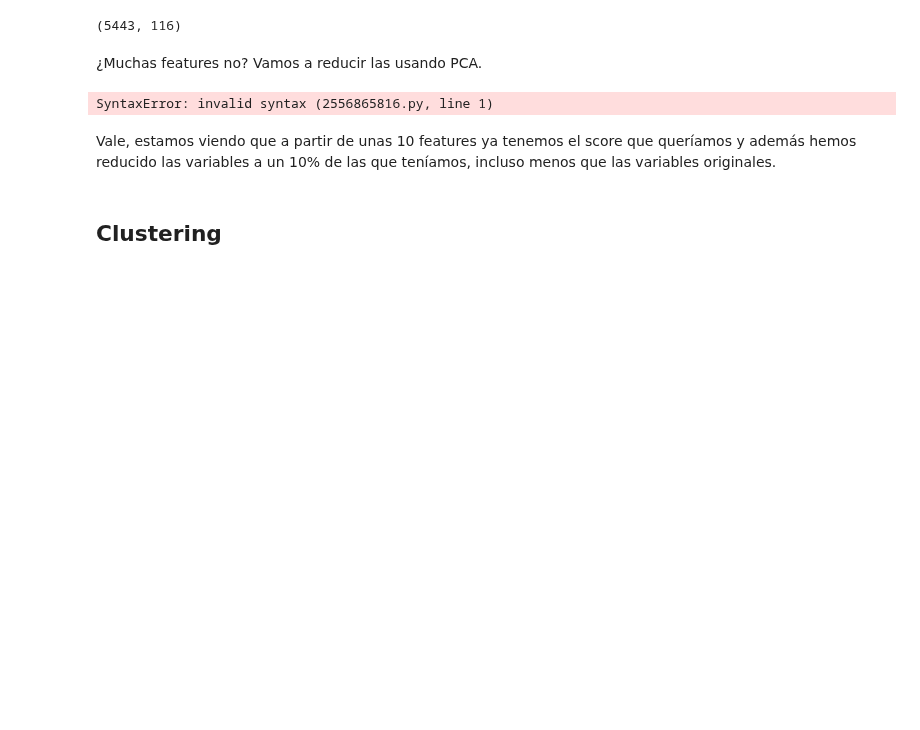
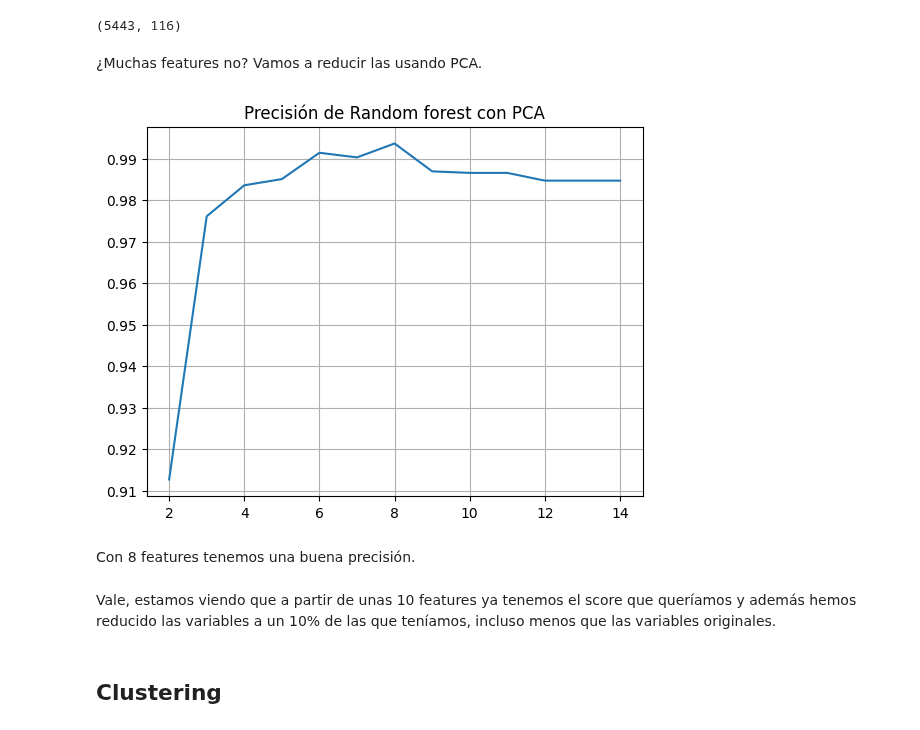
Before and after one commit to xtorres10/ml_ul_pca, a Jupyter notebook: S4_Clustering_PCA.ipynb, the cells around one changed output. Saved outputs shown, nothing was run; the diff lists cells and outputs as text; code cells hidden in the pictures; blank space fills up the shorter version.

```diff
--- a/S4_Clustering_PCA.ipynb
+++ b/S4_Clustering_PCA.ipynb
@@ -308,8 +325,16 @@ Parece que está bastante separadito, parece que a ojo mucho se puede ver :)
 Igualmente, vamos a entrenar un clasificador a ver qué tal lo hace antes de editar más
 # %%
 from sklearn.ensemble import RandomForestClassifier
+from sklearn.metrics import accuracy_score
 
 # 1. Definir el clasificador y el número de estimadores
+rfcls = RandomForestClassifier(n_estimators=30)
 
 # 2. Entrenar en train
+rfcls.fit(X_train_pca, y_train)
+
 # 3. Calcular la precisión sobre test
+X_test_pca = pca.fit_transform(X_test, y_test)
+y_pred = rfcls.predict(X_test_pca)
+accuracy = accuracy_score(y_test, y_pred)
+print(f"Precisión: {accuracy}")
@@ -322,25 +349,36 @@ X_train.shape
 # %% [markdown]
 ¿Muchas features no? Vamos a reducir las usando PCA.
 # %%
-n_features = # definir un rango de valores a probar
+n_features = range(2, 15)# definir un rango de valores a probar
 scores = []
 
 for n in n_features:
 
     # Hacer PCA sobre X_train
     # 1. Definir PCA
+	pca = PCA(n_components=n)
     # 2. Aprender PCA sobre X_train
-
-    # Entrenar Random Forest
-    # 1. Definir el RF
+	X_train_pca = pca.fit_transform(X_train, y_train)
+	# Entrenar Random Forest
+	# 1. Definir el RF
+	rfcls = RandomForestClassifier(n_estimators=30)
     # 2. Entrenar clasificador
-
+	rfcls.fit(X_train_pca, y_train)
     # Guardar el score
+	# Aprender PCA para test y así poder hacer la precisión.
+	X_test_pca = pca.fit_transform(X_test, y_test)
+	y_pred = rfcls.predict(X_test_pca)
+	scores.append(accuracy_score(y_test, y_pred))
 
 
 sns.lineplot(x=n_features, y=scores)
+plt.title("Precisión de Random forest con PCA")
+plt.grid()
+plt.show()
 # %% [output]
-SyntaxError: invalid syntax (2556865816.py, line 1)
+[figure, added]
+# %% [markdown]
+Con 8 features tenemos una buena precisión.
 # %% [markdown]
 Vale, estamos viendo que a partir de unas 10 features ya tenemos el score que queríamos y además hemos reducido las variables a un 10% de las que teníamos, incluso menos que las variables originales.
 # %% [markdown]
```
Also changed, not shown: parts of 3 cells of this notebook.
